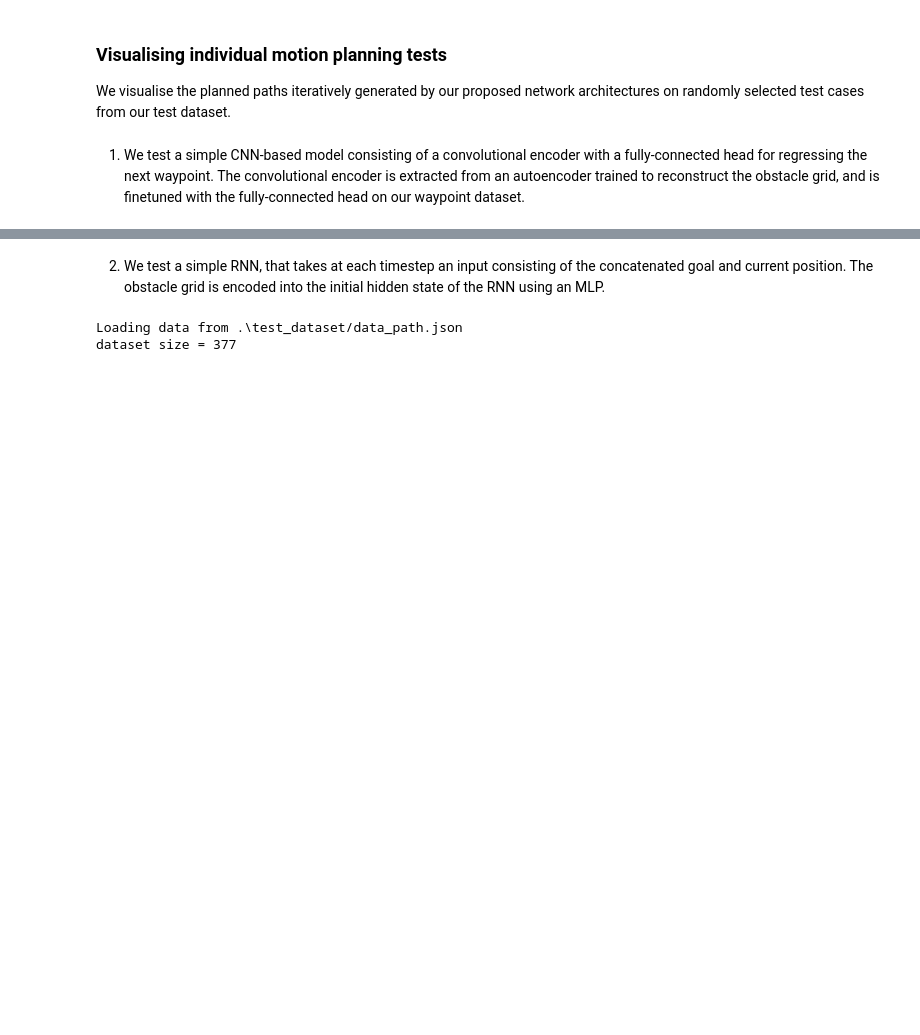
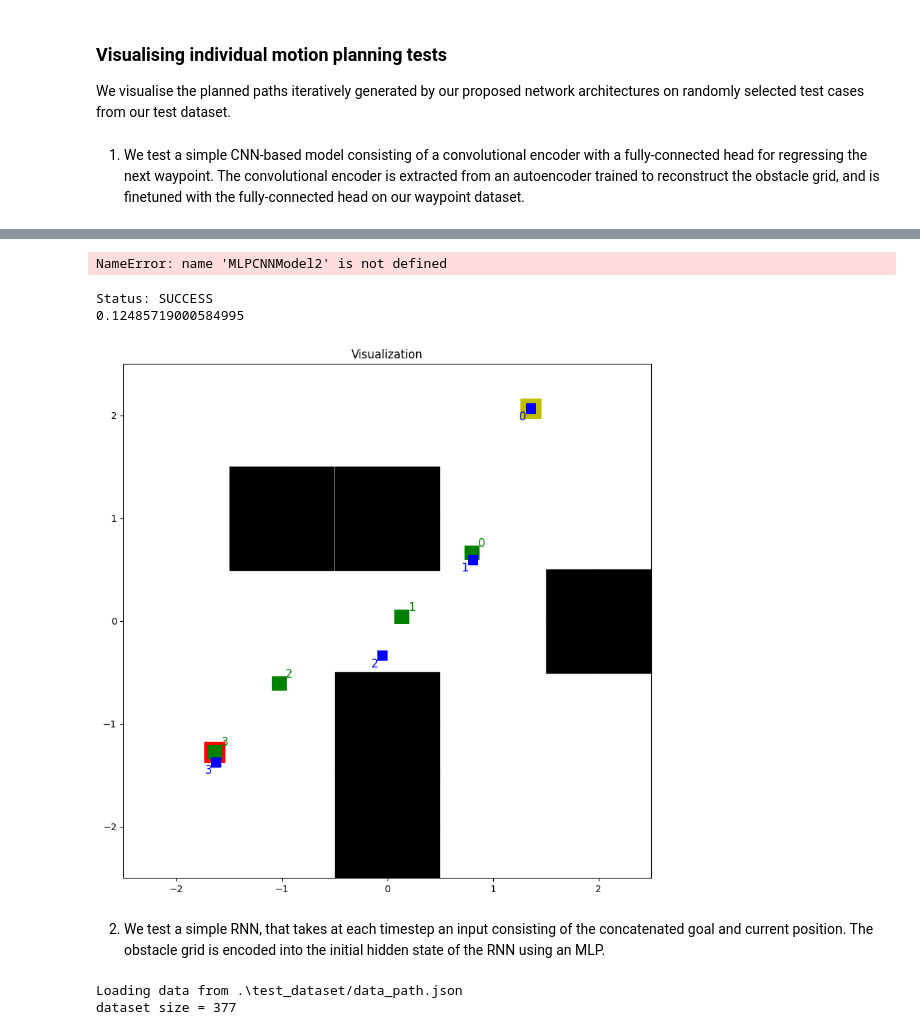
Before and after one commit to lyf44/CS5242-neural-motion-planning, a Jupyter notebook: our-notebook.ipynb, the cells around one changed output, grey strips where cells are left out. Drawn from its saved outputs; the diff is of its cells as text; code cells hidden in the pictures; blank space fills up the shorter version.

```diff
--- a/our-notebook.ipynb
+++ b/our-notebook.ipynb
@@ -1654,11 +1702,14 @@ def single_motion_planning_test(model, dataset, idx, max_iters=5, is_recurrent=F
     goal_pos = np.array(goal_pos)
     it = 0
     predicted_path = [gt[0]]
+    planned_path = [gt[0]]
     hidden_state = None if not is_recurrent else model.init_with_zeros(1)
 
     model.eval()
     with torch.no_grad():
-        while np.linalg.norm(current_pos - goal_pos) > 0.2:
+        total_col_length = 0
+        total_path_length = 0
+        while np.linalg.norm(current_pos - goal_pos) > 0.5:
             if it >= max_iters:
                 status = 'NOT-REACH'
                 break
@@ -1675,15 +1726,24 @@ def single_motion_planning_test(model, dataset, idx, max_iters=5, is_recurrent=F
             current_pos = predicted
 
             if check_collision:
-                if ( (len(predicted_path) == 1 and not maze.is_state_valid(predicted)) or
-                     (len(predicted_path) > 1 and not utils.is_edge_free(maze, predicted_path[-2], predicted_path[-1])) ):
-                    status = 'COLLIDED'
-                    print('COLLIDED')
-                    break
+                # if ( (len(predicted_path) == 1 and not maze.is_state_valid(predicted)) or
+                #      (len(predicted_path) > 1 and not utils.is_edge_free(maze, predicted_path[-2], predicted_path[-1])) ):
+                #     status = 'COLLIDED'
+                #     print('COLLIDED at it {}'.format(it))
+                #     break
+                # current_pos = utils.extend(maze, planned_path[-1], predicted_path[-1])
+                # planned_path.append(current_pos)
+                col_length = utils.get_edge_collision_length(maze, predicted_path[-2], predicted_path[-1])
+                total_col_length += col_length
+                edge_length = utils.cal_edge_length(predicted_path[-2], predicted_path[-1])
+                total_path_length += edge_length
 
             it += 1
-
-        return status, np.array(predicted_path), occ_grid, gt
+        if check_collision:
+            col_prop = total_col_length / total_path_length
+        else:
+            col_prop = 0
+        return status, np.array(predicted_path), occ_grid, gt, col_prop
 
 def test_over_data(model, data, dataset_cls, number=100, is_recurrent=False, check_collision=False):
     success_count = 0.0
@@ -1698,10 +1758,10 @@ def test_over_data(model, data, dataset_cls, number=100, is_recurrent=False, che
         if count % 10 == 0:
           print("Tested ", count)
         count += 1
-        status, predicted_path, _, gt_path = single_motion_planning_test(
+        status, predicted_path, _, gt_path, col_prop = single_motion_planning_test(
             model, test_set, idx, is_recurrent=is_recurrent, check_collision=check_collision)
         if status == 'SUCCESS':
-            success_count += 1
+            success_count += (1 - col_prop)
             predicted_path = np.array(predicted_path)
             gt_path = np.array(gt_path)
             predicted_path_length = np.sum(np.linalg.norm(predicted_path[1:,:] - predicted_path[:-1,:], axis=1))
@@ -1742,6 +1805,24 @@ status, predicted_path, occ_grid, gt_path = single_motion_planning_test(
     model, test_set, idx, check_collision=False)
 print(f'Status: {status}')
 visualize_data(occ_grid, gt_path[0], gt_path[-1], gt_path[1:], predicted_path)
+# %% [output]
+NameError: name 'MLPCNNModel2' is not defined
+# %%
+model_cls = MLPCNNModel
+dataset_cls = MLPCNNDataset
+
+model = load_feedforward_model(model_cls, "MLPCNN_test2")
+idx = np.random.randint(len(test_set))
+status, predicted_path, occ_grid, gt_path, col_prop = single_motion_planning_test(
+    model, test_set, idx, check_collision=True)
+print(f'Status: {status}')
+visualize_data(occ_grid, gt_path[0], gt_path[-1], gt_path[1:], predicted_path)
+print(col_prop)
+# visualize_data(occ_grid, gt_path[0], gt_path[-1], gt_path[1:], planned_path)
+# %% [output]
+Status: SUCCESS
+0.12485719000584995
+[figure, added]
 # %% [markdown]
 2. We test a simple RNN, that takes at each timestep an input consisting of the concatenated goal and current position. The obstacle grid is encoded into the initial hidden state of the RNN using an MLP.
 # %%
```
Also changed, not shown: parts of 13 cells of this notebook, 4 other files.
